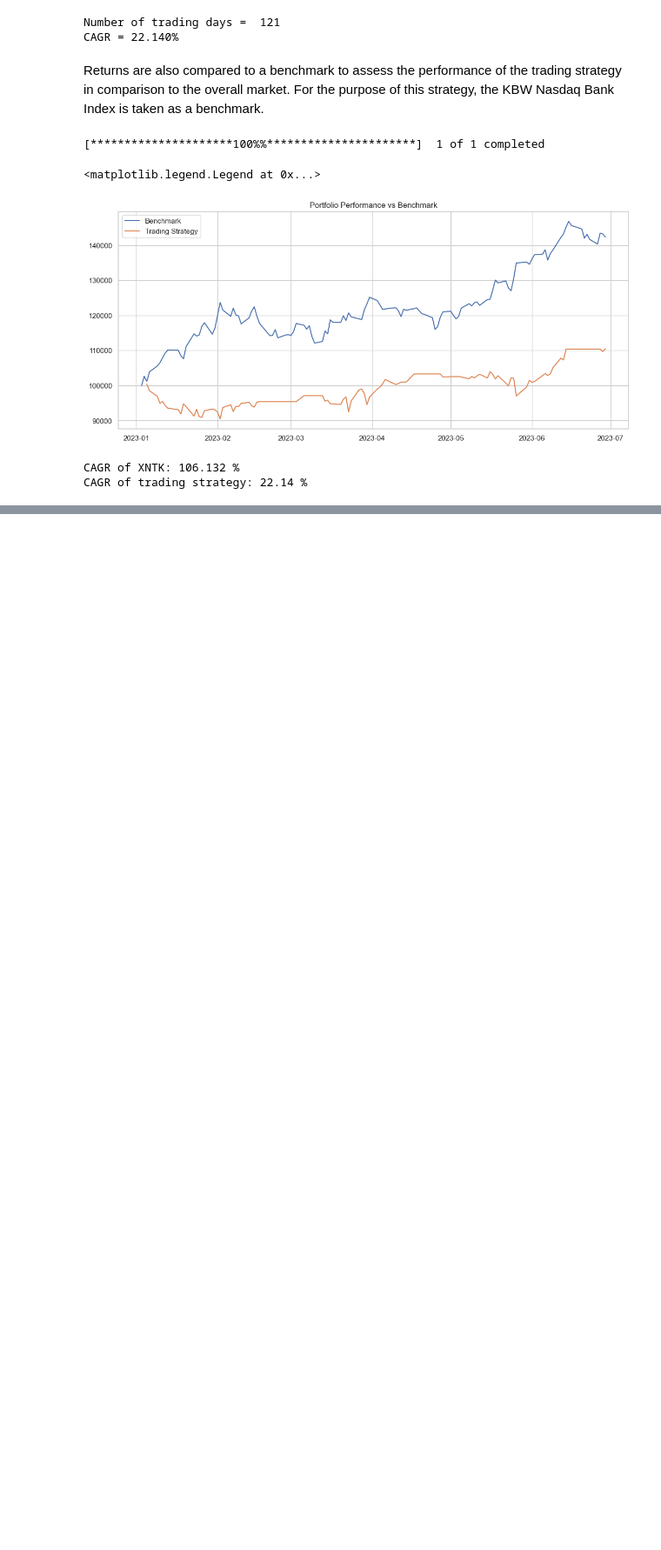
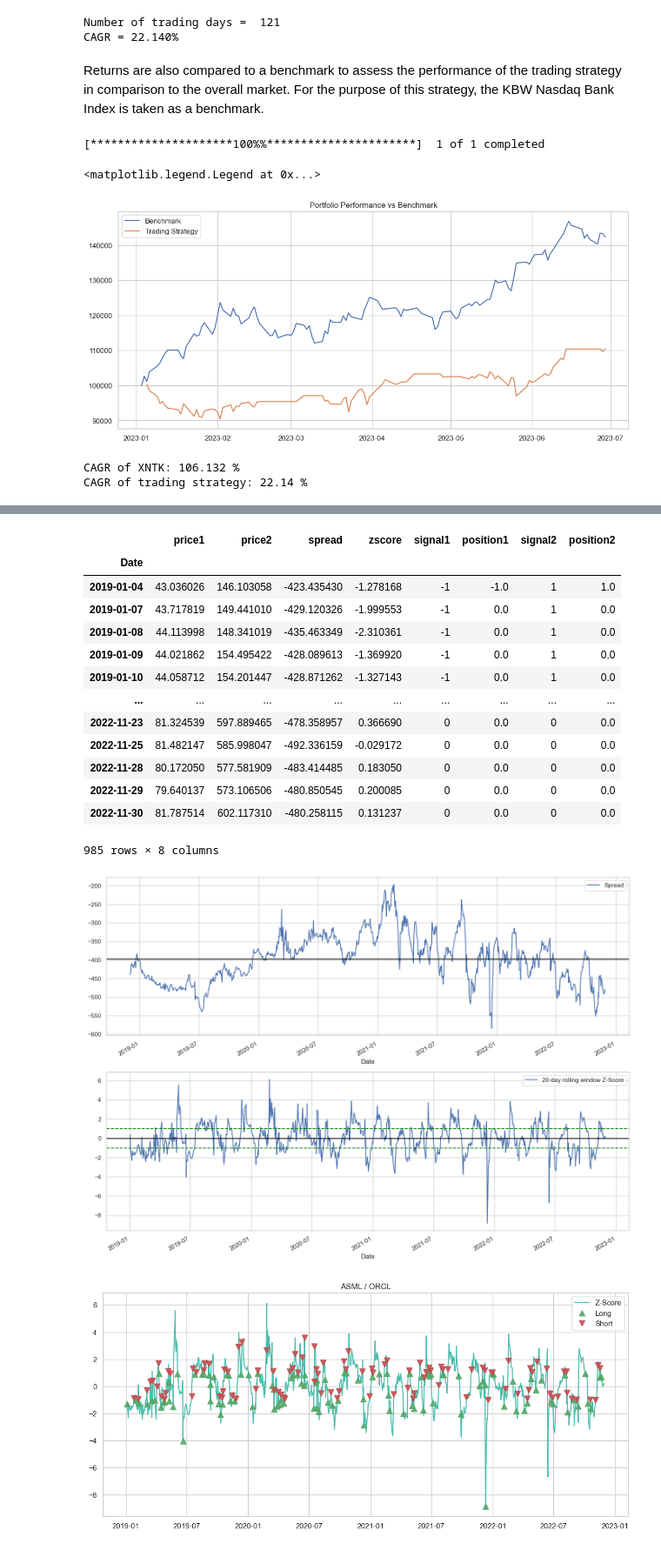
Before and after one commit to Akshat111111/Hedging-of-Financial-Derivatives, a Jupyter notebook: NYSE/PairsTrading_NYSE_Technology_Sector.ipynb, the cells around one changed output, grey strips where cells are left out. Shown at 87% size. Saved outputs shown, nothing was run; the diff lists cells and outputs as text; code cells hidden in the pictures; blank space fills up the shorter version.

```diff
--- a/NYSE/PairsTrading_NYSE_Technology_Sector.ipynb
+++ b/NYSE/PairsTrading_NYSE_Technology_Sector.ipynb
@@ -360,0 +363,13 @@ CAGR of trading strategy: 22.14 %
+# %%
+dstart="2018-12-01"
+dend="2022-12-01"
+# %%
+def calculate_cagr_b(portfolio):
+
+  final_portfolio = portfolio['total'].iloc[-1]
+  initial_portfolio = portfolio['total'].iloc[0]
+  delta = len(portfolio.index)
+  print('Number of trading days = ', delta)
+  YEAR_DAYS = 252*4
+  returns = (final_portfolio/initial_portfolio) ** (YEAR_DAYS/delta) - 1
+  return returns
@@ -360,0 +429,3 @@ CAGR of trading strategy: 22.14 %
+# %%
+backtesting(dstart,dend)
+# %% [output]
@@ -360,0 +438,16 @@ CAGR of trading strategy: 22.14 %
+|  | price1 | price2 | spread | zscore | signal1 | position1 | signal2 | position2 |
+| Date |  |  |  |  |  |  |  |  |
+| 2019-01-04 | 43.036026 | 146.103058 | -423.435430 | -1.278168 | -1 | -1.0 | 1 | 1.0 |
+| 2019-01-07 | 43.717819 | 149.441010 | -429.120326 | -1.999553 | -1 | 0.0 | 1 | 0.0 |
+| 2019-01-08 | 44.113998 | 148.341019 | -435.463349 | -2.310361 | -1 | 0.0 | 1 | 0.0 |
+| 2019-01-09 | 44.021862 | 154.495422 | -428.089613 | -1.369920 | -1 | 0.0 | 1 | 0.0 |
+| 2019-01-10 | 44.058712 | 154.201447 | -428.871262 | -1.327143 | -1 | 0.0 | 1 | 0.0 |
+| ... | ... | ... | ... | ... | ... | ... | ... | ... |
+| 2022-11-23 | 81.324539 | 597.889465 | -478.358957 | 0.366690 | 0 | 0.0 | 0 | 0.0 |
+| 2022-11-25 | 81.482147 | 585.998047 | -492.336159 | -0.029172 | 0 | 0.0 | 0 | 0.0 |
+| 2022-11-28 | 80.172050 | 577.581909 | -483.414485 | 0.183050 | 0 | 0.0 | 0 | 0.0 |
+| 2022-11-29 | 79.640137 | 573.106506 | -480.850545 | 0.200085 | 0 | 0.0 | 0 | 0.0 |
+| 2022-11-30 | 81.787514 | 602.117310 | -480.258115 | 0.131237 | 0 | 0.0 | 0 | 0.0 |
+985 rows × 8 columns
+[figure, added]
+[figure, added]
```
Also changed, not shown: parts of 9 cells of this notebook, 3 other files.
